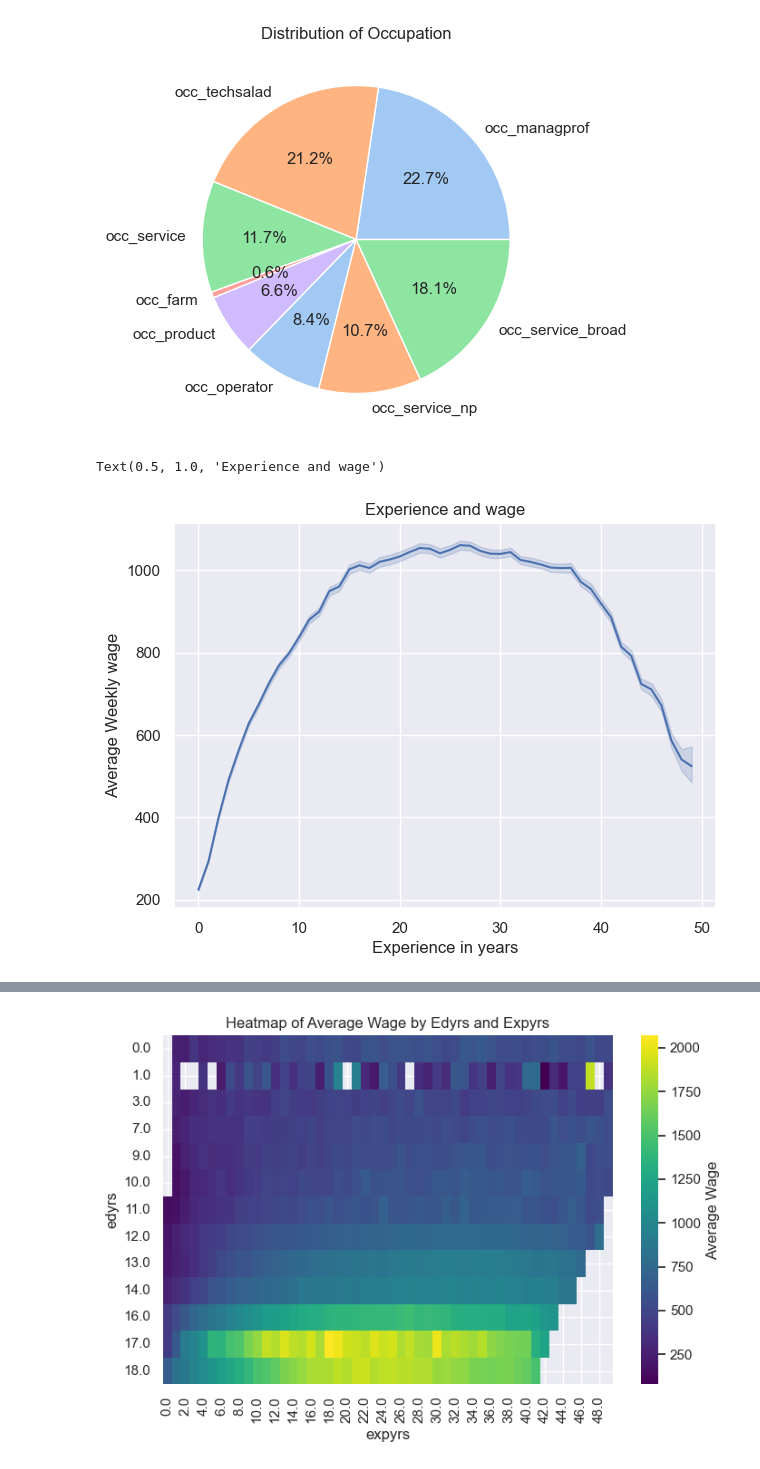
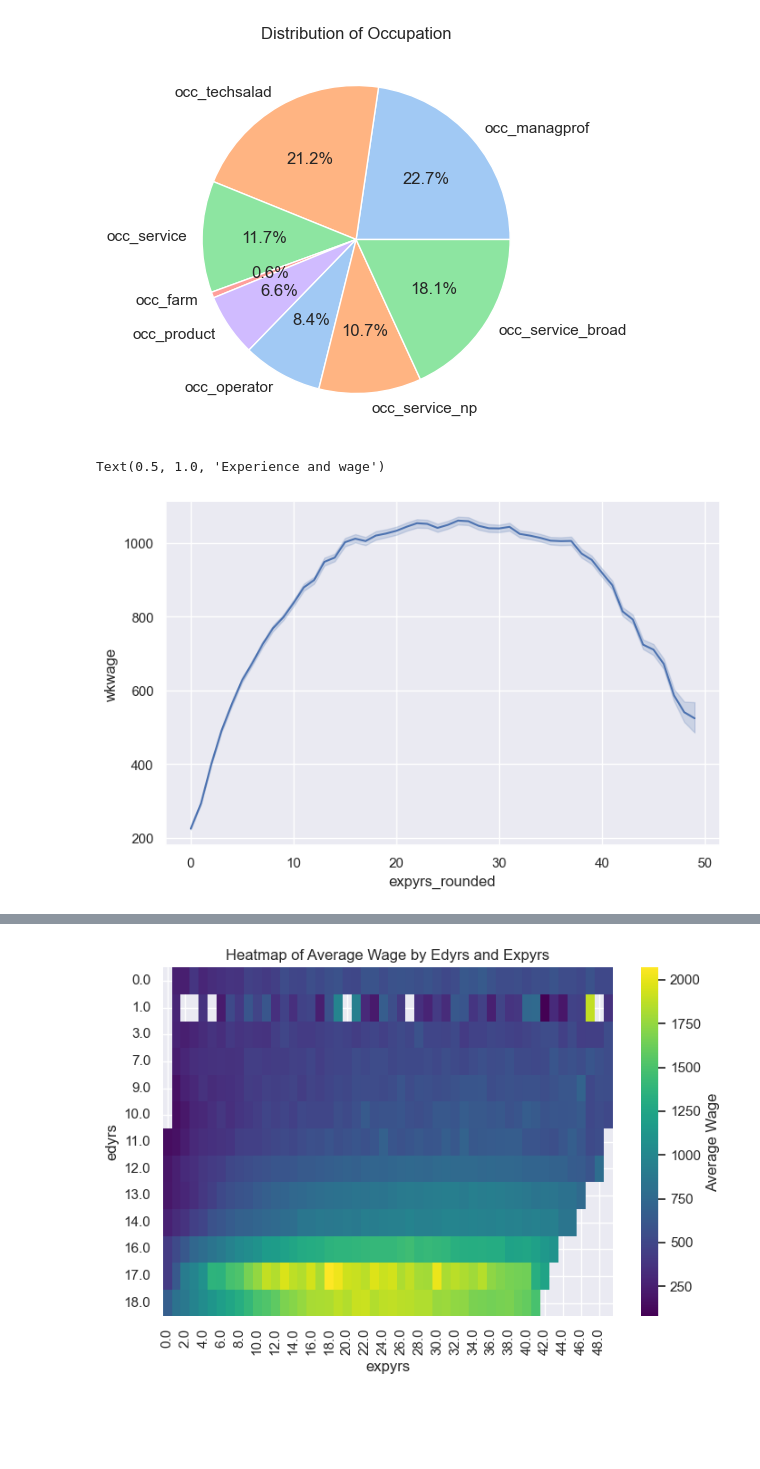
Before and after one commit to Somewhat-Coder/Microwages-ML, a Jupyter notebook: main.ipynb, the cells around one changed output, grey strips where cells are left out. Cells and saved outputs as stored; diff of their text form; code cells hidden in the pictures; blank space fills up the shorter version.

```diff
--- a/main.ipynb
+++ b/main.ipynb
@@ -117,4 +123,5 @@ for bars in ax.containers:
 # %%
+sns.set_theme(rc = {'figure.figsize':(8, 5)})
 ax = sns.countplot(data = df, x = 'female', palette=['lightblue', 'orange'], hue='female', legend=False)
 
 ax.set_xticks([0,1])
@@ -129,4 +136,5 @@ for bars in ax.containers:
 # %%
+sns.set_theme(rc = {'figure.figsize':(8, 5)})
 ax = sns.scatterplot(data=df, x=df['edyrs'], y=df['wkwage'], hue='wkwage')
 
 ax.set_xlabel("Education in years")
@@ -138,6 +146,7 @@ Text(0.5, 1.0, 'Education in years and wage')
 # %%
 edyrs_wkwage_mean = df.groupby('edyrs')['wkwage'].mean().reset_index()
 
+sns.set_theme(rc = {'figure.figsize':(8, 5)})
 ax = sns.scatterplot(data=edyrs_wkwage_mean, x=df['edyrs'], y=df['wkwage'], hue='wkwage')
 
 ax.set_xlabel("Education in years")
@@ -150,6 +159,7 @@ Text(0.5, 1.0, 'Education in years and average wage')
 occupations = df.iloc[:, 9:17]
 occupations_count = dict(occupations.sum())
 
+sns.set_theme(rc = {'figure.figsize':(8, 5)})
 sns.set_style("darkgrid")
 colors = sns.color_palette('pastel')[0:5]
 plt.pie(occupations_count.values(), labels=occupations_count.keys(), autopct='%.1f%%', colors=colors)
@@ -161,16 +171,17 @@ plt.show()
 # %%
 df['expyrs_rounded'] = df['expyrs'].round()
 
 exp_wage = df.groupby('expyrs_rounded')['wkwage'].mean().reset_index()
 
-ax = sns.lineplot(x=df['expyrs_rounded'], y=df['wkwage'])
+sns.set_theme(rc = {'figure.figsize':(8, 5)})
+sns.lineplot(x=df['expyrs_rounded'], y=df['wkwage'])
 
 ax.set_xlabel("Experience in years")
 ax.set_ylabel("Average Weekly wage")
 ax.set_title('Experience and wage')
 # %% [output]
 Text(0.5, 1.0, 'Experience and wage')
-[figure, old version]
+[figure, new version]
 # %%
 selected_columns = df[['statefip','wkwage', 'age']]
 
```
Also changed, not shown: parts of 14 cells of this notebook, 1 other file.
